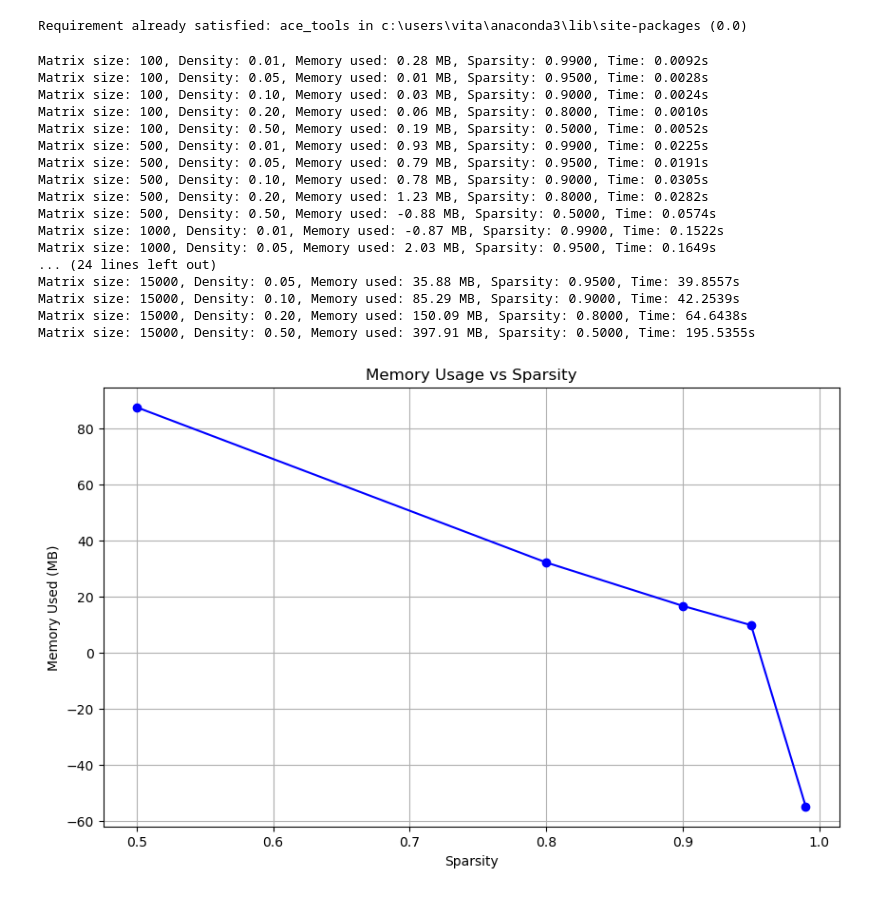
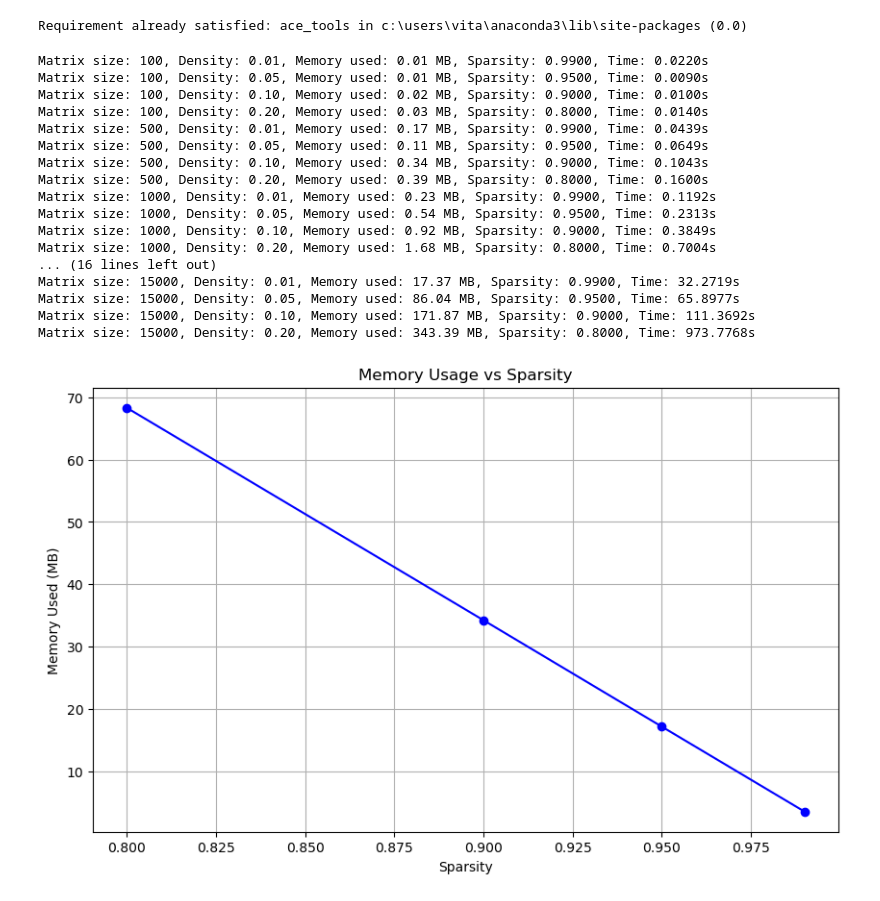
Before and after one commit to vitahehe/quantum-ocean-sdk, a Jupyter notebook: playground.copy. copy 2.ipynb, the cells around one changed output. Drawn from its saved outputs; the diff is of its cells as text; code cells hidden in the pictures.

```diff
--- a/playground.copy. copy 2.ipynb
+++ b/playground.copy. copy 2.ipynb
@@ -158,6 +158,9 @@ import matplotlib.pyplot as plt
 from scipy.sparse import random as sparse_random
 from scipy.sparse import csc_matrix
 import pandas as pd
+import gc
+import tracemalloc
+
 
 def generate_random_sparse_matrix(size, density):
 
@@ -170,63 +173,67 @@ def test_memory_vs_sparsity(matrix_sizes, densities):
 
     for size in matrix_sizes:
         for density in densities:
+            gc.collect()
+            tracemalloc.start()
 
-            start_memory = process.memory_info().rss / (1024 ** 2)  # Memory in MB
             start_time = time.time()
+            snapshot1 = tracemalloc.take_snapshot()
 
 
             A = generate_random_sparse_matrix(size, density)
 
-            end_memory = process.memory_info().rss / (1024 ** 2)  # Memory in MB
+            snapshot2 = tracemalloc.take_snapshot()
             end_time = time.time()
 
+            tracemalloc.stop()
 
-            memory_used = end_memory - start_memory
+            stats = snapshot2.compare_to(snapshot1, 'lineno')
+            total_memory = sum([stat.size_diff for stat in stats]) / (1024 ** 2)  # Convert to MB
             time_taken = end_time - start_time
             sparsity = 1 - (A.count_nonzero() / (A.shape[0] * A.shape[1]))
-            results.append((size, density, memory_used, sparsity, time_taken))
-            print(f"Matrix size: {size}, Density: {density:.2f}, Memory used: {memory_used:.2f} MB, Sparsity: {sparsity:.4f}, Time: {time_taken:.4f}s")
+            results.append((size, density, total_memory, sparsity, time_taken))
+            print(f"Matrix size: {size}, Density: {density:.2f}, Memory used: {total_memory:.2f} MB, Sparsity: {sparsity:.4f}, Time: {time_taken:.4f}s")
 
 
     df = pd.DataFrame(results, columns=["Matrix Size", "Density", "Memory Used (MB)", "Sparsity", "Time Taken (s)"])
     return df
 
 matrix_sizes = [100, 500, 1000, 1500, 2000, 5000, 10000, 15000]
-densities = [0.01, 0.05, 0.1, 0.2, 0.5]
+densities = [0.01, 0.05, 0.1,  0.2]
 
 df = test_memory_vs_sparsity(matrix_sizes, densities)
 
 plt.figure(figsize=(10, 6))
 df_grouped = df.groupby("Sparsity").mean().reset_index()
 
 plt.plot(df_grouped['Sparsity'], df_grouped['Memory Used (MB)'], marker='o', linestyle='-', color='b')
 
 plt.xlabel('Sparsity')
 plt.ylabel('Memory Used (MB)')
 plt.title('Memory Usage vs Sparsity')
 
 
 plt.grid(True)
 plt.show()
 # %% [output]
-Matrix size: 100, Density: 0.01, Memory used: 0.28 MB, Sparsity: 0.9900, Time: 0.0092s
-Matrix size: 100, Density: 0.05, Memory used: 0.01 MB, Sparsity: 0.9500, Time: 0.0028s
-Matrix size: 100, Density: 0.10, Memory used: 0.03 MB, Sparsity: 0.9000, Time: 0.0024s
-Matrix size: 100, Density: 0.20, Memory used: 0.06 MB, Sparsity: 0.8000, Time: 0.0010s
-Matrix size: 100, Density: 0.50, Memory used: 0.19 MB, Sparsity: 0.5000, Time: 0.0052s
-Matrix size: 500, Density: 0.01, Memory used: 0.93 MB, Sparsity: 0.9900, Time: 0.0225s
-Matrix size: 500, Density: 0.05, Memory used: 0.79 MB, Sparsity: 0.9500, Time: 0.0191s
-Matrix size: 500, Density: 0.10, Memory used: 0.78 MB, Sparsity: 0.9000, Time: 0.0305s
-Matrix size: 500, Density: 0.20, Memory used: 1.23 MB, Sparsity: 0.8000, Time: 0.0282s
-Matrix size: 500, Density: 0.50, Memory used: -0.88 MB, Sparsity: 0.5000, Time: 0.0574s
-Matrix size: 1000, Density: 0.01, Memory used: -0.87 MB, Sparsity: 0.9900, Time: 0.1522s
-Matrix size: 1000, Density: 0.05, Memory used: 2.03 MB, Sparsity: 0.9500, Time: 0.1649s
-... (24 lines left out)
-Matrix size: 15000, Density: 0.05, Memory used: 35.88 MB, Sparsity: 0.9500, Time: 39.8557s
-Matrix size: 15000, Density: 0.10, Memory used: 85.29 MB, Sparsity: 0.9000, Time: 42.2539s
-Matrix size: 15000, Density: 0.20, Memory used: 150.09 MB, Sparsity: 0.8000, Time: 64.6438s
-Matrix size: 15000, Density: 0.50, Memory used: 397.91 MB, Sparsity: 0.5000, Time: 195.5355s
+Matrix size: 100, Density: 0.01, Memory used: 0.01 MB, Sparsity: 0.9900, Time: 0.0220s
+Matrix size: 100, Density: 0.05, Memory used: 0.01 MB, Sparsity: 0.9500, Time: 0.0090s
+Matrix size: 100, Density: 0.10, Memory used: 0.02 MB, Sparsity: 0.9000, Time: 0.0100s
+Matrix size: 100, Density: 0.20, Memory used: 0.03 MB, Sparsity: 0.8000, Time: 0.0140s
+Matrix size: 500, Density: 0.01, Memory used: 0.17 MB, Sparsity: 0.9900, Time: 0.0439s
+Matrix size: 500, Density: 0.05, Memory used: 0.11 MB, Sparsity: 0.9500, Time: 0.0649s
+Matrix size: 500, Density: 0.10, Memory used: 0.34 MB, Sparsity: 0.9000, Time: 0.1043s
+Matrix size: 500, Density: 0.20, Memory used: 0.39 MB, Sparsity: 0.8000, Time: 0.1600s
+Matrix size: 1000, Density: 0.01, Memory used: 0.23 MB, Sparsity: 0.9900, Time: 0.1192s
+Matrix size: 1000, Density: 0.05, Memory used: 0.54 MB, Sparsity: 0.9500, Time: 0.2313s
+Matrix size: 1000, Density: 0.10, Memory used: 0.92 MB, Sparsity: 0.9000, Time: 0.3849s
+Matrix size: 1000, Density: 0.20, Memory used: 1.68 MB, Sparsity: 0.8000, Time: 0.7004s
+... (16 lines left out)
+Matrix size: 15000, Density: 0.01, Memory used: 17.37 MB, Sparsity: 0.9900, Time: 32.2719s
+Matrix size: 15000, Density: 0.05, Memory used: 86.04 MB, Sparsity: 0.9500, Time: 65.8977s
+Matrix size: 15000, Density: 0.10, Memory used: 171.87 MB, Sparsity: 0.9000, Time: 111.3692s
+Matrix size: 15000, Density: 0.20, Memory used: 343.39 MB, Sparsity: 0.8000, Time: 973.7768s
-[figure, old version]
+[figure, new version]
 # %%
 # Bubble plot
 plt.figure(figsize=(10, 6))
```
Also changed, not shown: parts of 3 cells of this notebook, 3 other files.
